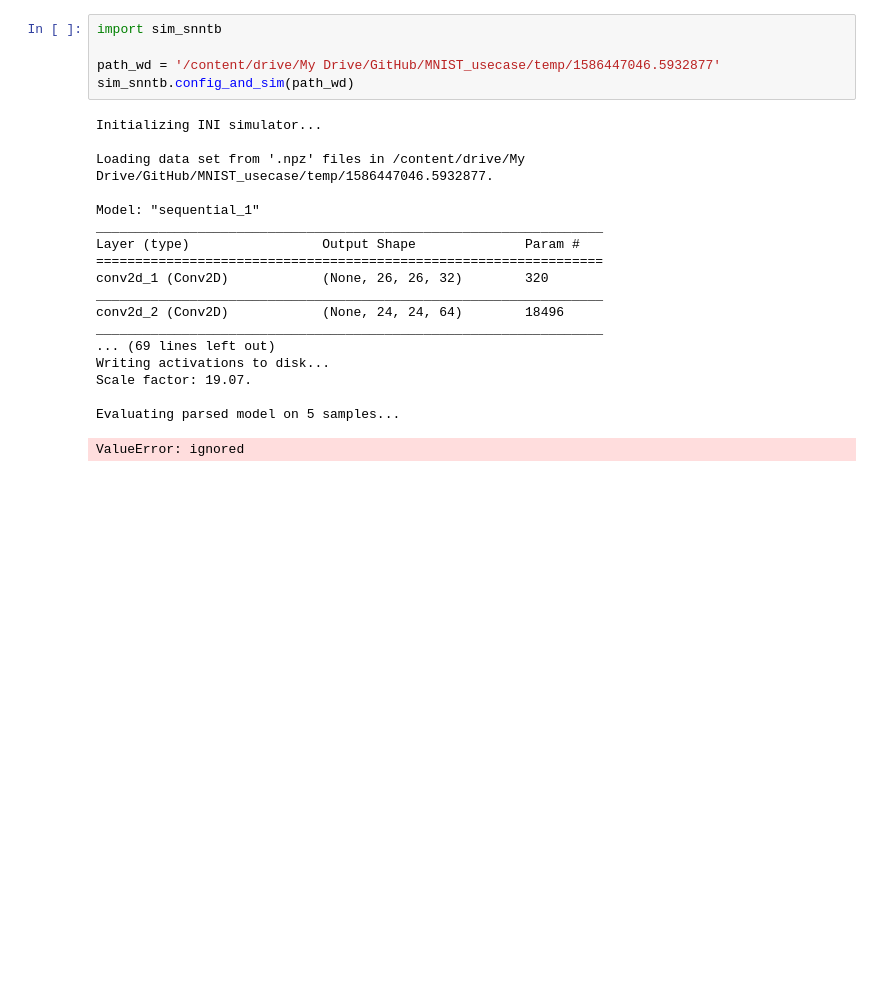
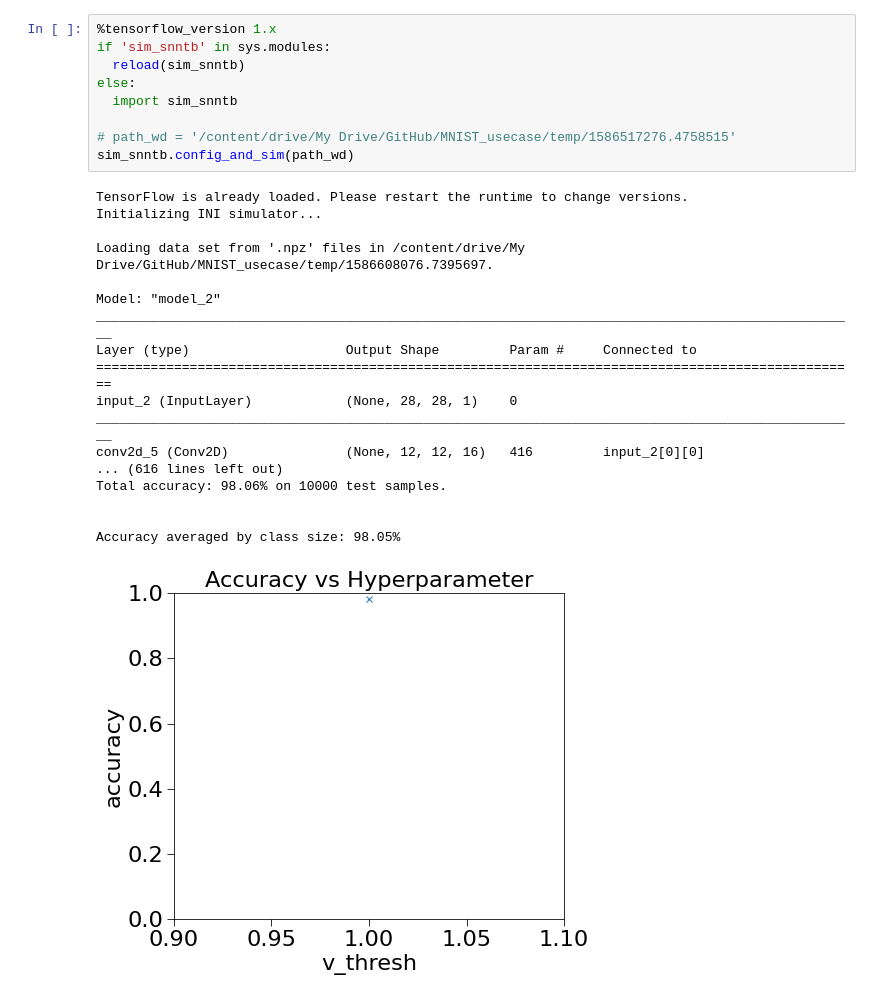
Before and after one commit to RKCZ/MNIST_usecase, a Jupyter notebook: demo.ipynb, the cells around one changed output. Saved outputs shown, nothing was run; the diff lists cells and outputs as text; blank space fills up the shorter version.

```diff
--- a/demo.ipynb
+++ b/demo.ipynb
@@ -52,24 +63,28 @@ Model and dataset saved to /content/drive/My Drive/GitHub/MNIST_usecase/temp/158
 # %%
-import sim_snntb
+%tensorflow_version 1.x
+if 'sim_snntb' in sys.modules:
+  reload(sim_snntb)
+else:
+  import sim_snntb
 
-path_wd = '/content/drive/My Drive/GitHub/MNIST_usecase/temp/1586447046.5932877'
+# path_wd = '/content/drive/My Drive/GitHub/MNIST_usecase/temp/1586517276.4758515'
 sim_snntb.config_and_sim(path_wd)
 # %% [output]
+TensorFlow is already loaded. Please restart the runtime to change versions.
 Initializing INI simulator...
 
-Loading data set from '.npz' files in /content/drive/My Drive/GitHub/MNIST_usecase/temp/1586447046.5932877.
+Loading data set from '.npz' files in /content/drive/My Drive/GitHub/MNIST_usecase/temp/1586608076.7395697.
 
-Model: "sequential_1"
-_________________________________________________________________
-Layer (type)                 Output Shape              Param #
-=================================================================
-conv2d_1 (Conv2D)            (None, 26, 26, 32)        320
-_________________________________________________________________
-conv2d_2 (Conv2D)            (None, 24, 24, 64)        18496
-_________________________________________________________________
-... (69 lines left out)
-Writing activations to disk...
-Scale factor: 19.07.
+Model: "model_2"
+__________________________________________________________________________________________________
+Layer (type)                    Output Shape         Param #     Connected to
+==================================================================================================
+input_2 (InputLayer)            (None, 28, 28, 1)    0
+__________________________________________________________________________________________________
+conv2d_5 (Conv2D)               (None, 12, 12, 16)   416         input_2[0][0]
+... (616 lines left out)
+Total accuracy: 98.06% on 10000 test samples.
 
-Evaluating parsed model on 5 samples...
+
+Accuracy averaged by class size: 98.05%
-ValueError: ignored
+[figure, added]
```
Also changed, not shown: parts of 6 cells of this notebook, 3 other files.
